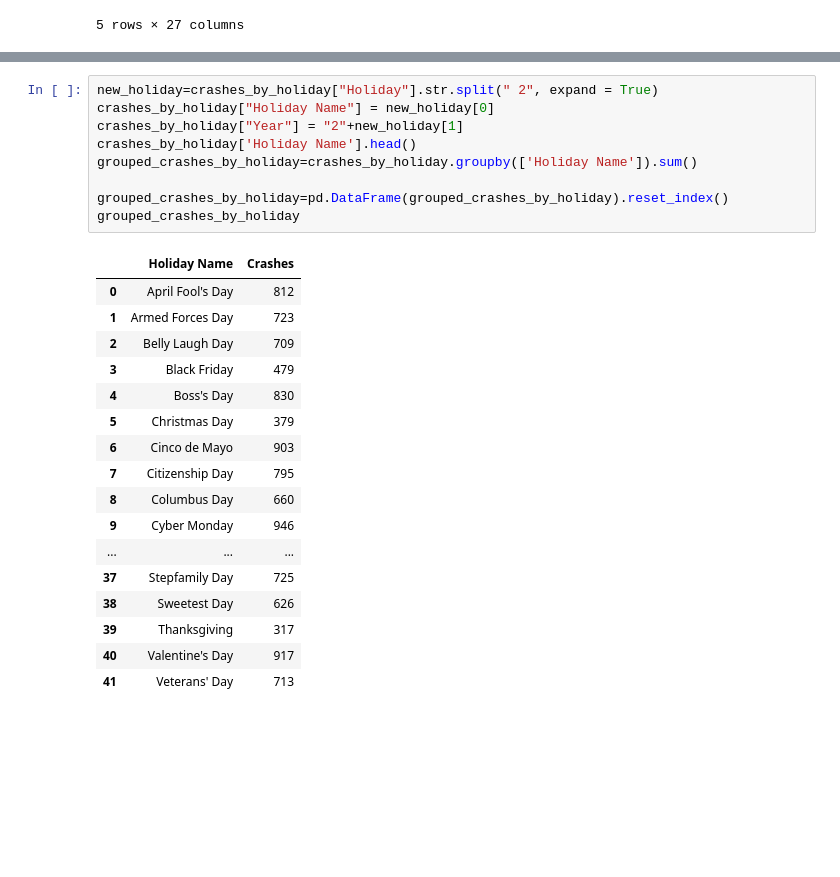
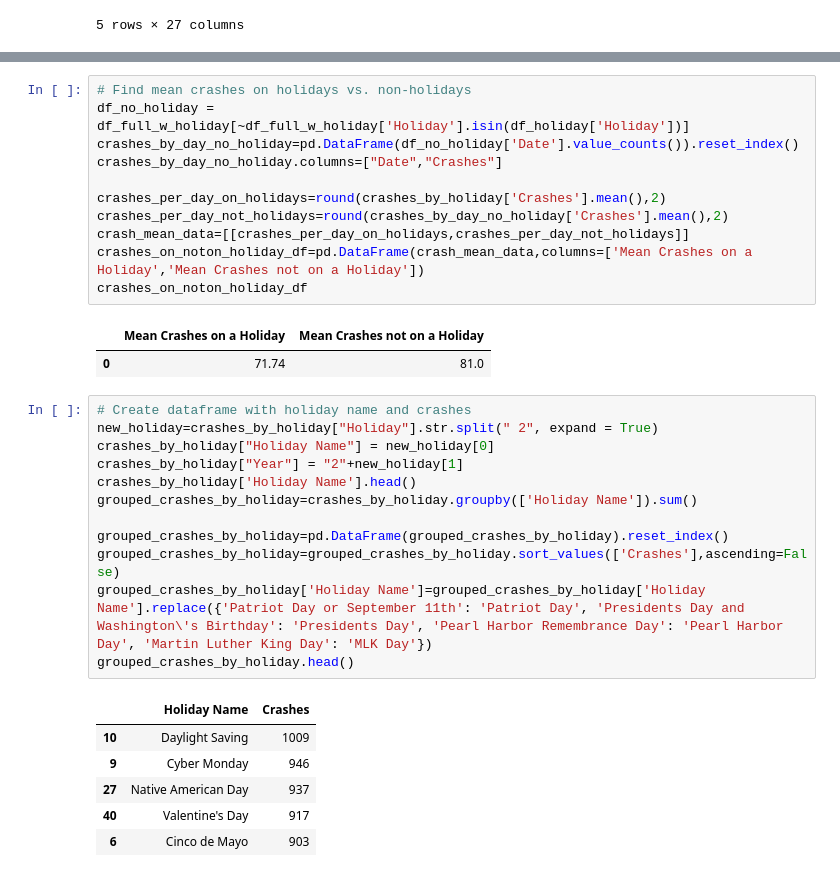
Before and after one commit to icebergmann99/PROJECT-1, a Jupyter notebook: dataframes-holiday.py.ipynb, the cells around one changed output, grey strips where cells are left out. Drawn from its saved outputs; the diff is of its cells as text; blank space fills up the shorter version.

```diff
--- a/dataframes-holiday.py.ipynb
+++ b/dataframes-holiday.py.ipynb
@@ -230,28 +291,34 @@ crashes_by_holiday
+# %%
+# Find mean crashes on holidays vs. non-holidays
+df_no_holiday = df_full_w_holiday[~df_full_w_holiday['Holiday'].isin(df_holiday['Holiday'])]
+crashes_by_day_no_holiday=pd.DataFrame(df_no_holiday['Date'].value_counts()).reset_index()
+crashes_by_day_no_holiday.columns=["Date","Crashes"]
+
+crashes_per_day_on_holidays=round(crashes_by_holiday['Crashes'].mean(),2)
+crashes_per_day_not_holidays=round(crashes_by_day_no_holiday['Crashes'].mean(),2)
+crash_mean_data=[[crashes_per_day_on_holidays,crashes_per_day_not_holidays]]
+crashes_on_noton_holiday_df=pd.DataFrame(crash_mean_data,columns=['Mean Crashes on a Holiday','Mean Crashes not on a Holiday'])
+crashes_on_noton_holiday_df
+# %% [output]
+|  | Mean Crashes on a Holiday | Mean Crashes not on a Holiday |
+| 0 | 71.74 | 81.0 |
 # %%
+# Create dataframe with holiday name and crashes
 new_holiday=crashes_by_holiday["Holiday"].str.split(" 2", expand = True)
 crashes_by_holiday["Holiday Name"] = new_holiday[0]
 crashes_by_holiday["Year"] = "2"+new_holiday[1]
 crashes_by_holiday['Holiday Name'].head()
 grouped_crashes_by_holiday=crashes_by_holiday.groupby(['Holiday Name']).sum()
 
 grouped_crashes_by_holiday=pd.DataFrame(grouped_crashes_by_holiday).reset_index()
-grouped_crashes_by_holiday
+grouped_crashes_by_holiday=grouped_crashes_by_holiday.sort_values(['Crashes'],ascending=False)
+grouped_crashes_by_holiday['Holiday Name']=grouped_crashes_by_holiday['Holiday Name'].replace({'Patriot Day or September 11th': 'Patriot Day', 'Presidents Day and Washington\'s Birthday': 'Presidents Day', 'Pearl Harbor Remembrance Day': 'Pearl Harbor Day', 'Martin Luther King Day': 'MLK Day'})
+grouped_crashes_by_holiday.head()
 # %% [output]
 |  | Holiday Name | Crashes |
-| 0 | April Fool's Day | 812 |
-| 1 | Armed Forces Day | 723 |
-| 2 | Belly Laugh Day | 709 |
-| 3 | Black Friday | 479 |
-| 4 | Boss's Day | 830 |
-| 5 | Christmas Day | 379 |
+| 10 | Daylight Saving | 1009 |
+| 9 | Cyber Monday | 946 |
+| 27 | Native American Day | 937 |
+| 40 | Valentine's Day | 917 |
 | 6 | Cinco de Mayo | 903 |
-| 7 | Citizenship Day | 795 |
-| 8 | Columbus Day | 660 |
-| 9 | Cyber Monday | 946 |
-| ... | ... | ... |
-| 37 | Stepfamily Day | 725 |
-| 38 | Sweetest Day | 626 |
-| 39 | Thanksgiving | 317 |
-| 40 | Valentine's Day | 917 |
-| 41 | Veterans' Day | 713 |
 # %%
```
Also changed, not shown: parts of 30 cells of this notebook, 5 other files.
